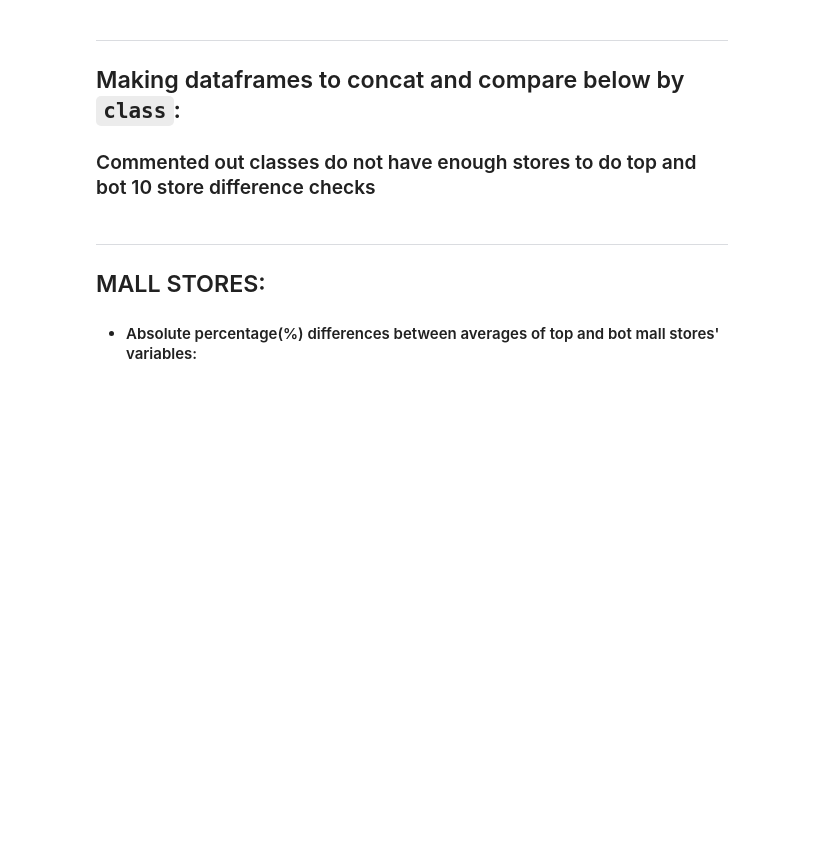
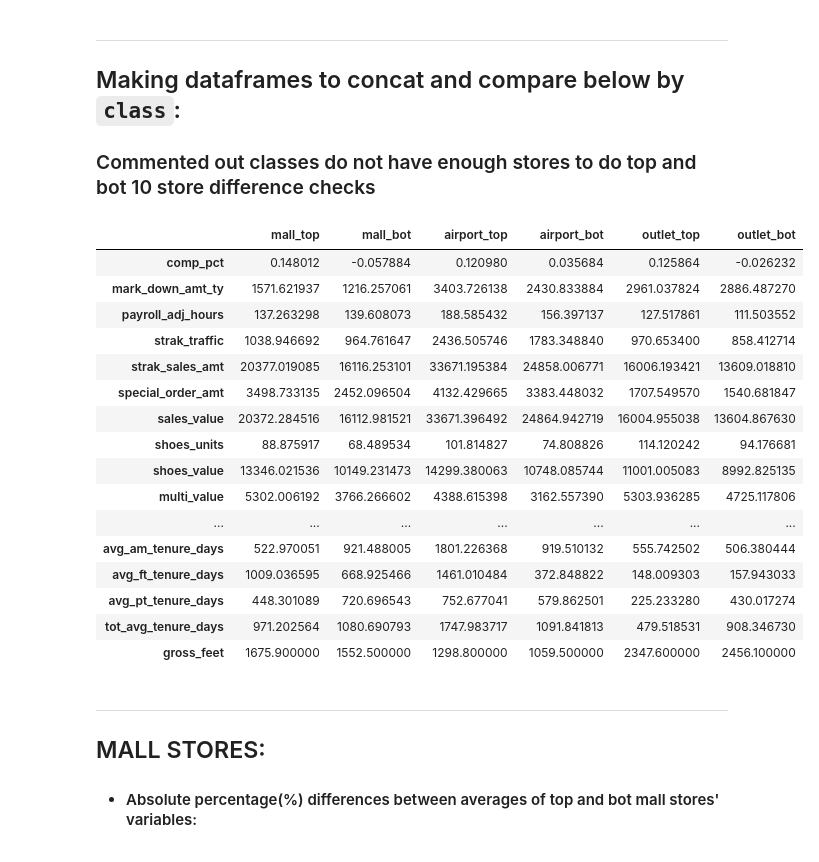
Before and after one commit to RakshandaKaukab05/Percent-comp-increase-sandals, a Jupyter notebook: serge_genesco_scratch_notebook_2.ipynb, the cells around one changed output. Cells and saved outputs as stored; diff of their text form; code cells hidden in the pictures; blank space fills up the shorter version.

Commit message:
got top 10 difference variables between top and bot of mall, airport, outlet, fiscal week. Ready for checking with variables all these groups share

```diff
--- a/serge_genesco_scratch_notebook_2.ipynb
+++ b/serge_genesco_scratch_notebook_2.ipynb
@@ -119,29 +119,47 @@ for_compare_by_store
 # %%
 classes = df['class'].unique()
 
 mall_top = df[df['class'] == classes[0]].groupby(['store']).mean().nlargest(10, 'comp_pct').iloc[:, 3:].mean().rename('mall_top').to_frame()
 mall_bot = df[df['class'] == classes[0]].groupby(['store']).mean().nsmallest(10, 'comp_pct').iloc[:, 3:].mean().rename('mall_bot').to_frame()
 
 # open_air_top = df[df['class'] == classes[1]].groupby(['store']).mean().nlargest(10, 'comp_pct').iloc[:, 3:].mean().rename('open_air_top').to_frame()
 # open_air_bot = df[df['class'] == classes[1]].groupby(['store']).mean().nsmallest(10, 'comp_pct').iloc[:, 3:].mean().rename('open_air_bot').to_frame()
 
 # downtown_top = df[df['class'] == classes[2]].groupby(['store']).mean().nlargest(10, 'comp_pct').iloc[:, 3:].mean().rename('downtown_top').to_frame()
 # downtown_bot = df[df['class'] == classes[2]].groupby(['store']).mean().nsmallest(10, 'comp_pct').iloc[:, 3:].mean().rename('downtown_bot').to_frame()
 
 # street_top = df[df['class'] == classes[3]].groupby(['store']).mean().nlargest(10, 'comp_pct').iloc[:, 3:].mean().rename('street_top').to_frame()
 # street_bot = df[df['class'] == classes[3]].groupby(['store']).mean().nsmallest(10, 'comp_pct').iloc[:, 3:].mean().rename('street_bot').to_frame()
 
 airport_top = df[df['class'] == classes[4]].groupby(['store']).mean().nlargest(10, 'comp_pct').iloc[:, 3:].mean().rename('airport_top').to_frame()
 airport_bot = df[df['class'] == classes[4]].groupby(['store']).mean().nsmallest(10, 'comp_pct').iloc[:, 3:].mean().rename('airport_bot').to_frame()
 
 # lifestyle_top = df1[df1['class'] == classes[5]].groupby(['store']).mean().nlargest(10, 'comp_pct').iloc[:, 3:].mean().rename('lifestyle_top').to_frame()
 # lifestyle_bot = df1[df1['class'] == classes[5]].groupby(['store']).mean().nsmallest(10, 'comp_pct').iloc[:, 3:].mean().rename('lifestyle_bot').to_frame()
 
 outlet_top = df[df['class'] == classes[6]].groupby(['store']).mean().nlargest(10, 'comp_pct').iloc[:, 3:].mean().rename('outlet_top').to_frame()
 outlet_bot = df[df['class'] == classes[6]].groupby(['store']).mean().nsmallest(10, 'comp_pct').iloc[:, 3:].mean().rename('outlet_bot').to_frame()
 
 for_compare_by_class = pd.concat([mall_top, mall_bot, airport_top, airport_bot, outlet_top, outlet_bot], axis=1)
-# for_compare_by_class
+for_compare_by_class
+# %% [output]
+|  | mall_top | mall_bot | airport_top | airport_bot | outlet_top | outlet_bot |
+| comp_pct | 0.148012 | -0.057884 | 0.120980 | 0.035684 | 0.125864 | -0.026232 |
+| mark_down_amt_ty | 1571.621937 | 1216.257061 | 3403.726138 | 2430.833884 | 2961.037824 | 2886.487270 |
+| payroll_adj_hours | 137.263298 | 139.608073 | 188.585432 | 156.397137 | 127.517861 | 111.503552 |
+| strak_traffic | 1038.946692 | 964.761647 | 2436.505746 | 1783.348840 | 970.653400 | 858.412714 |
+| strak_sales_amt | 20377.019085 | 16116.253101 | 33671.195384 | 24858.006771 | 16006.193421 | 13609.018810 |
+| special_order_amt | 3498.733135 | 2452.096504 | 4132.429665 | 3383.448032 | 1707.549570 | 1540.681847 |
+| sales_value | 20372.284516 | 16112.981521 | 33671.396492 | 24864.942719 | 16004.955038 | 13604.867630 |
+| shoes_units | 88.875917 | 68.489534 | 101.814827 | 74.808826 | 114.120242 | 94.176681 |
+| shoes_value | 13346.021536 | 10149.231473 | 14299.380063 | 10748.085744 | 11001.005083 | 8992.825135 |
+| multi_value | 5302.006192 | 3766.266602 | 4388.615398 | 3162.557390 | 5303.936285 | 4725.117806 |
+| ... | ... | ... | ... | ... | ... | ... |
+| avg_am_tenure_days | 522.970051 | 921.488005 | 1801.226368 | 919.510132 | 555.742502 | 506.380444 |
+| avg_ft_tenure_days | 1009.036595 | 668.925466 | 1461.010484 | 372.848822 | 148.009303 | 157.943033 |
+| avg_pt_tenure_days | 448.301089 | 720.696543 | 752.677041 | 579.862501 | 225.233280 | 430.017274 |
+| tot_avg_tenure_days | 971.202564 | 1080.690793 | 1747.983717 | 1091.841813 | 479.518531 | 908.346730 |
+| gross_feet | 1675.900000 | 1552.500000 | 1298.800000 | 1059.500000 | 2347.600000 | 2456.100000 |
 # %% [markdown]
 ---
 
```
Also changed, not shown: parts of 7 cells of this notebook.
